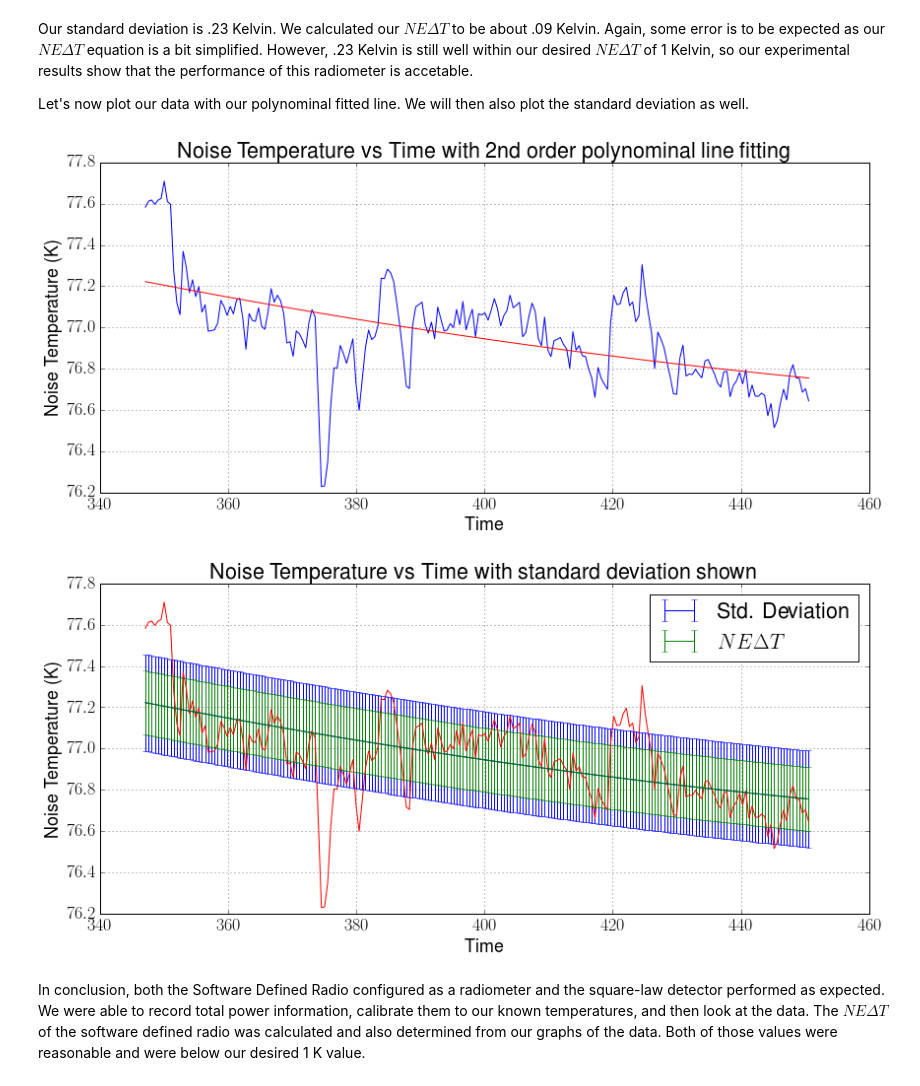
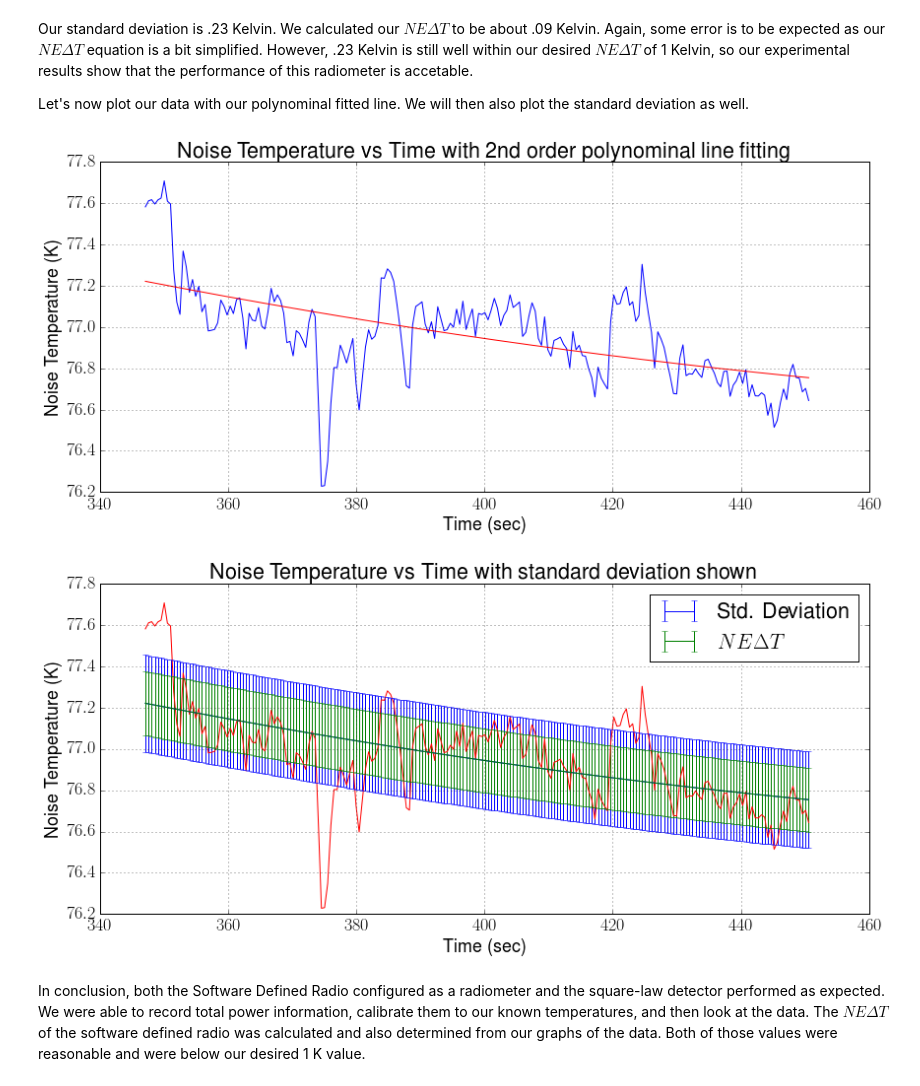
Before and after one commit to matgyver/Radiometer-SDR-Thesis, a Jupyter notebook: Experiments/Exp1/radiometer_experiment_1.ipynb, the cells around one changed output. Saved outputs shown, nothing was run; the diff lists cells and outputs as text; code cells hidden in the pictures.

```diff
--- a/Experiments/Exp1/radiometer_experiment_1.ipynb
+++ b/Experiments/Exp1/radiometer_experiment_1.ipynb
@@ -450,22 +450,22 @@ Let's now plot our data with our polynominal fitted line.  We will then also plo
 # %%
 fig = plt.figure(figsize=(14,6), dpi=300)
 plot(y,g)
 plot(y,p[0]*y*y+p[1]*y+p[2],'r-')
-xlabel('Time')
+xlabel('Time (sec)')
 ylabel('Noise Temperature (K)')
 title('Noise Temperature vs Time with 2nd order polynominal line fitting')
 grid(True)
 fig.savefig("std_dev_fitline.pdf", dpi=300)
 fig.savefig("std_dev_fitline.png", dpi=300)
 # %% [output]
-[figure, old version]
+[figure, new version]
 # %%
 fig = plt.figure(figsize=(14,6), dpi=300)
 b = p[0]*y*y+p[1]*y+p[2]
 plot(y,g,'r-')
 errorbar(y,b,stdsdr,label='Std. Deviation')
 errorbar(y,b,NEAT_SDR,ecolor='g', label='$NE\Delta T$')
-xlabel('Time')
+xlabel('Time (sec)')
 ylabel('Noise Temperature (K)')
 title('Noise Temperature vs Time with standard deviation shown')
 grid(True)
@@ -473,6 +473,6 @@ legend(loc='upper right')
 fig.savefig("std_dev_errbar.pdf", dpi=300)
 fig.savefig("std_dev_errbar.png", dpi=300)
 # %% [output]
-[figure, old version]
+[figure, new version]
 # %% [markdown]
 In conclusion, both the Software Defined Radio configured as a radiometer and the square-law detector performed as expected.  We were able to record total power information, calibrate them to our known temperatures, and then look at the data.  The $NE\Delta T$ of the software defined radio was calculated and also determined from our graphs of the data.  Both of those values were reasonable and were below our desired 1 K value.
```
Also changed, not shown: parts of 2 cells of this notebook, 52 other files.
